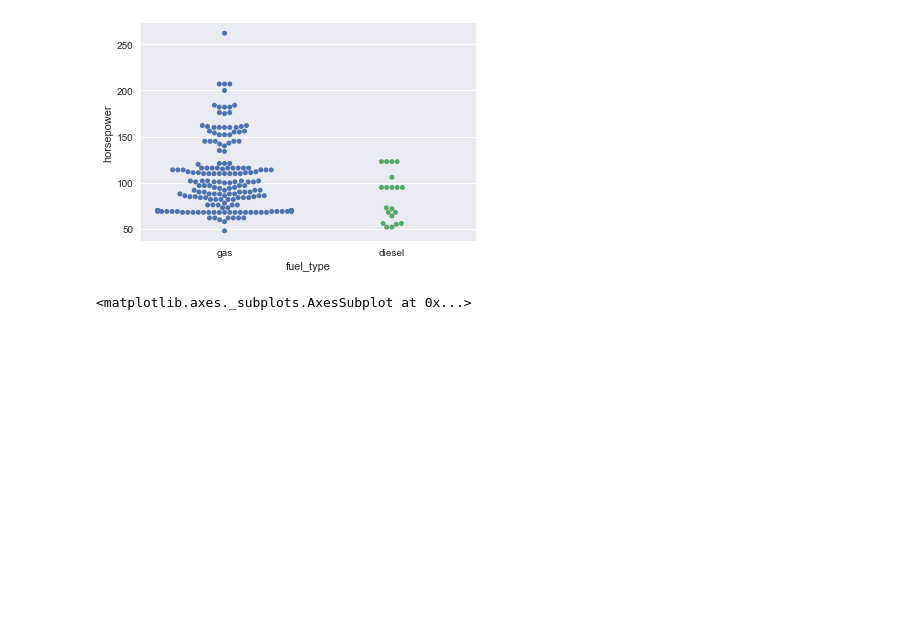
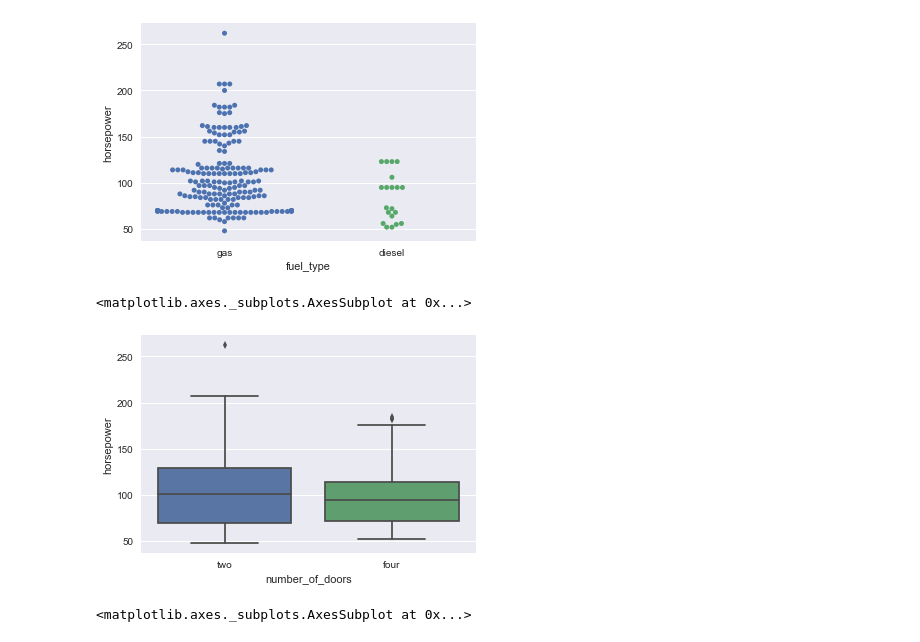
Before and after one commit to theakshaydas/PGP-AIML, a Jupyter notebook: CourseContent/03-Intro.to.Python.and.Basic.Statistics/Week2/Automobile case study.ipynb, the cells around one changed output. Cells and saved outputs as stored; diff of their text form; code cells hidden in the pictures; blank space fills up the shorter version.

```diff
--- a/CourseContent/03-Intro.to.Python.and.Basic.Statistics/Week2/Automobile case study.ipynb
+++ b/CourseContent/03-Intro.to.Python.and.Basic.Statistics/Week2/Automobile case study.ipynb
@@ -53,6 +52,11 @@ sns.swarmplot(auto['fuel_type'], auto['horsepower'])
 # %% [output]
 <matplotlib.axes._subplots.AxesSubplot at 0x...>
 [figure]
+# %%
+sns.boxplot(auto['number_of_doors'], auto['horsepower'])
+# %% [output]
+<matplotlib.axes._subplots.AxesSubplot at 0x...>
+[figure, added]
 # %%
 sns.boxplot(auto['number_of_doors'], auto['horsepower'], hue=auto['fuel_type'])
 # %% [output]
```
Also changed, not shown: parts of 11 cells of this notebook.
